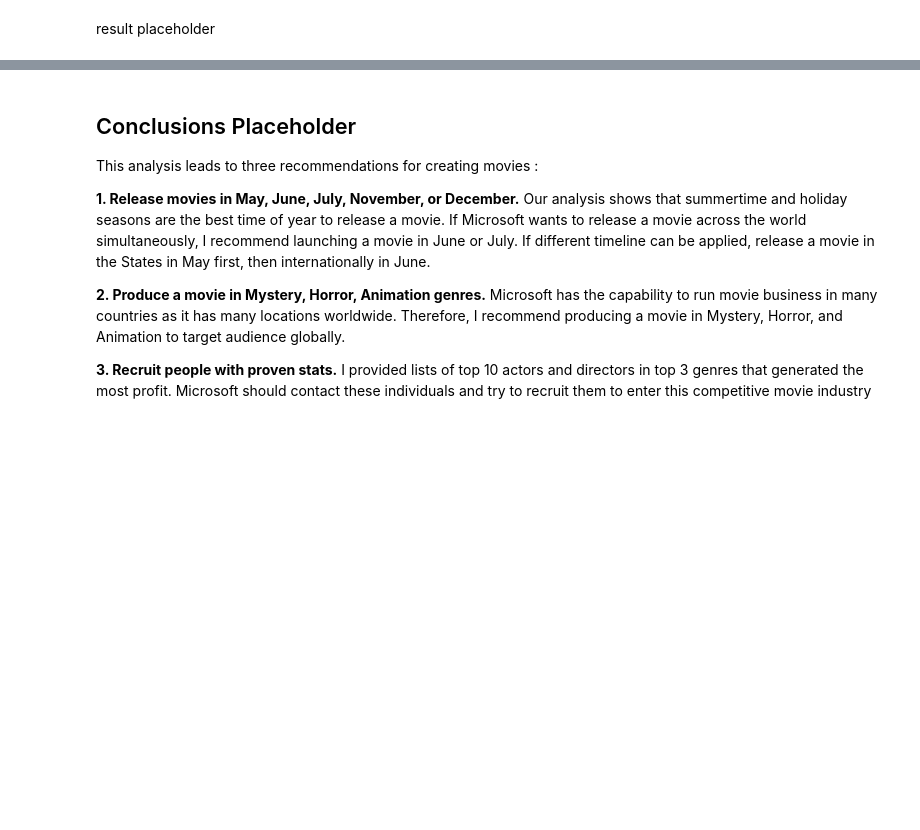
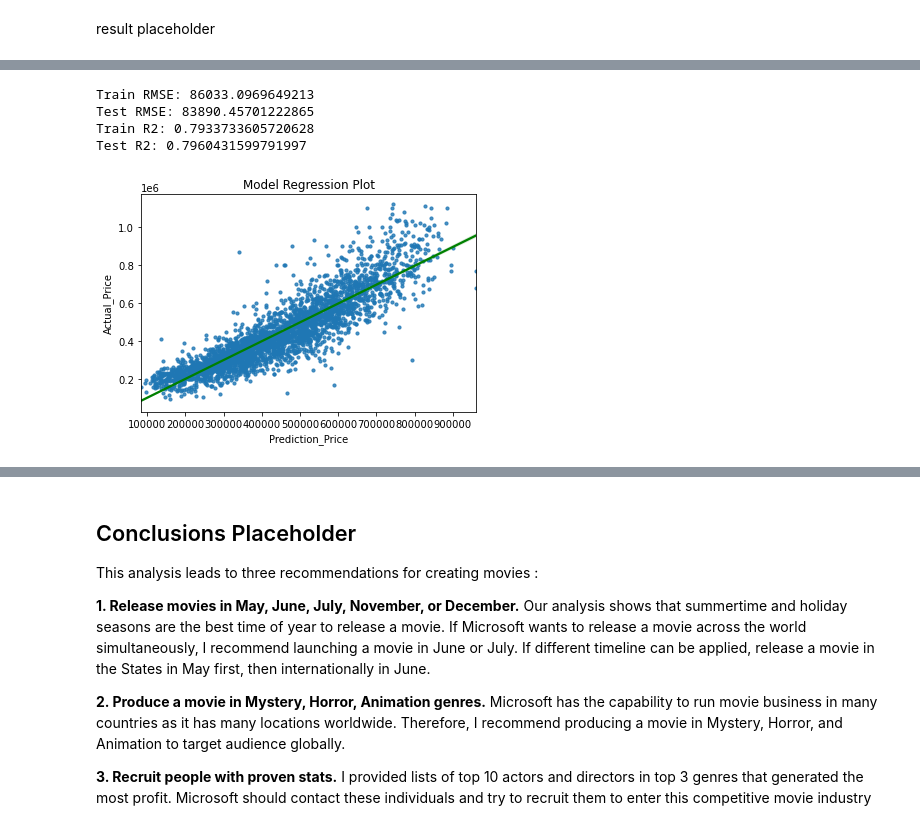
Before and after one commit to jennifernha/King-County-House-Sales, a Jupyter notebook: King County House Sales Analysis.ipynb, the cells around one changed output, grey strips where cells are left out. Cells and saved outputs as stored; diff of their text form; code cells hidden in the pictures; blank space fills up the shorter version.

```diff
--- a/King County House Sales Analysis.ipynb
+++ b/King County House Sales Analysis.ipynb
@@ -734,0 +807,5 @@ result placeholder
+# %%
+df5 = df3.drop(['floors','bedrooms','waterfront','view','condition','grade','yr_renovated',
+                'lat','long','month_sold','year_sold'],
+               axis =1)
+df5
@@ -734,0 +826,13 @@ result placeholder
+# %%
+X = df5.drop('price', axis= 1)
+y = df5['price']
+# %%
+X_train, X_test, y_train, y_test = train_test_split(X, y, test_size = 0.20, random_state = 42)
+# %%
+linear_model(X_train,y_train,X_test,y_test)
+# %% [output]
+Train RMSE: 86033.0969649213
+Test RMSE: 83890.45701222865
+Train R2: 0.7933733605720628
+Test R2: 0.7960431599791997
+[figure, added]
```
Also changed, not shown: parts of 14 cells of this notebook.
